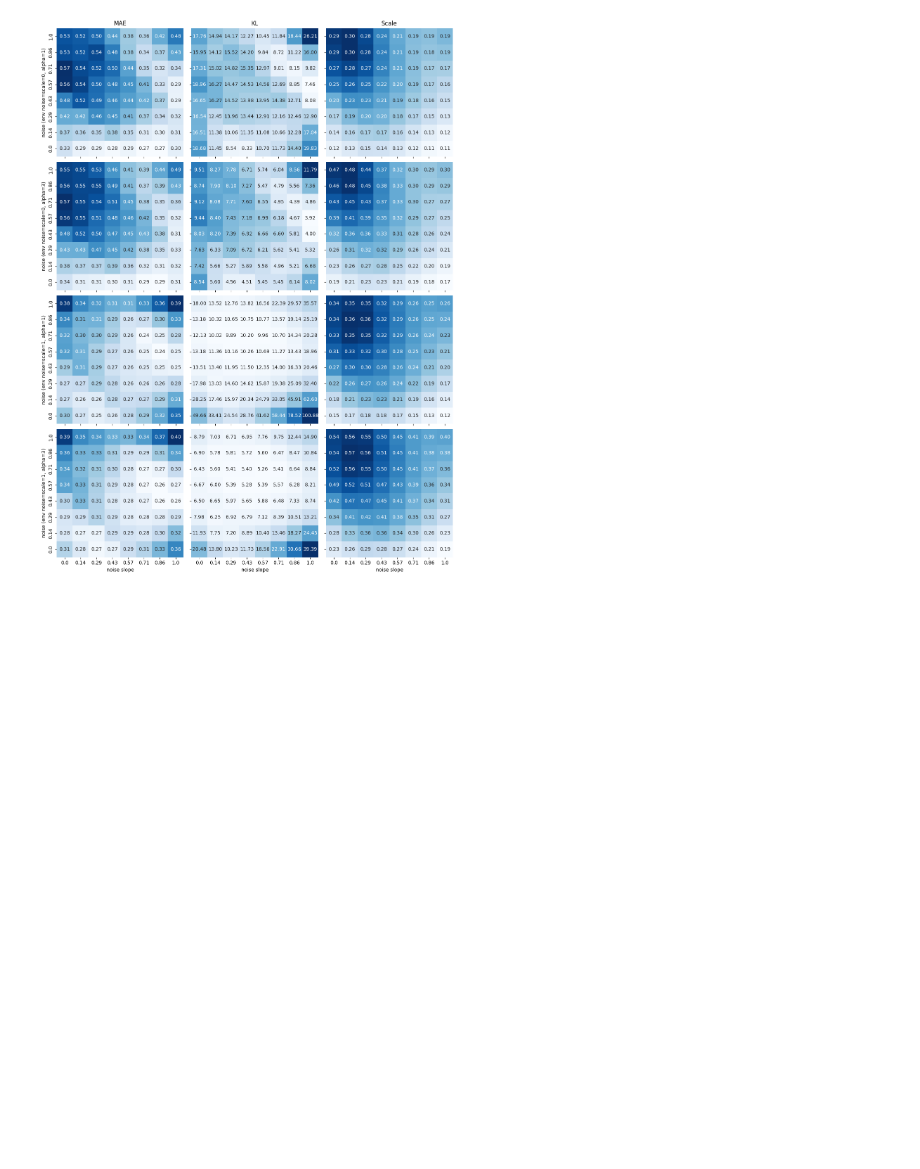
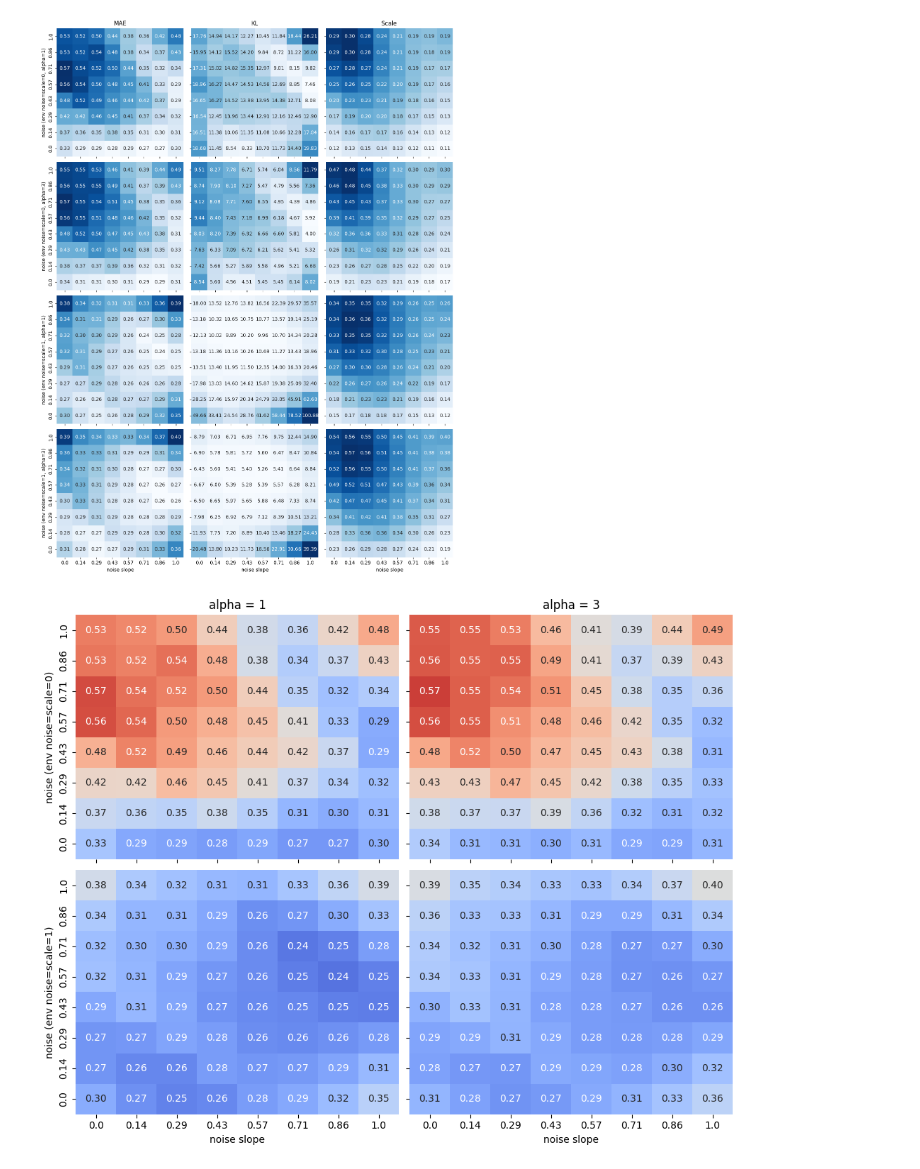
Before and after one commit to KilianFt/LIFT, a Jupyter notebook: notebooks/teacher_comparison.ipynb, the cells around one changed output. Cells and saved outputs as stored; diff of their text form; code cells hidden in the pictures; blank space fills up the shorter version.

```diff
--- a/notebooks/teacher_comparison.ipynb
+++ b/notebooks/teacher_comparison.ipynb
@@ -156,13 +157,13 @@ alpha = 3
 results_3, teacher_noises, teacher_noise_slopes = evaluate_rollout(eval_rollout_1, alpha)
 results_4, teacher_noises, teacher_noise_slopes = evaluate_rollout(eval_rollout_2, alpha)
 # %%
-def plot_heat_map(eval_stats, ax, xlabel, ylabel):
+def plot_heat_map(eval_stats, ax, xlabel, ylabel, cmap="Blues", vmin=None, vmax=None):
     df = pd.DataFrame(
         eval_stats,
         index=[round(i, 2) for i in teacher_noises.tolist()],
         columns=[round(i, 2) for i in teacher_noise_slopes.tolist()],
     )
-    sns.heatmap(df, annot=True, cbar=False, fmt=".2f", cmap="Blues", ax=ax)
+    sns.heatmap(df, annot=True, cbar=False, fmt=".2f", cmap=cmap, ax=ax, vmin=vmin, vmax=vmax)
     ax.invert_yaxis()
     ax.set_xlabel(xlabel)
     ax.set_ylabel(ylabel)
@@ -187,3 +188,18 @@ ax[0,2].set_title("Scale")
 plt.tight_layout()
 # %% [output]
 [figure]
+# %%
+fig, ax = plt.subplots(2, 2, figsize=(10, 8), sharex=True, sharey=True)
+
+cmap = sns.color_palette("coolwarm", as_cmap=True)
+
+plot_heat_map(results_1['mae'], ax[0,0], "", "noise (env noise=scale=0)", cmap=cmap, vmin=0.2, vmax=0.6)
+plot_heat_map(results_2['mae'], ax[1,0], "noise slope", "noise (env noise=scale=1)", cmap=cmap, vmin=0.2, vmax=0.6)
+plot_heat_map(results_3['mae'], ax[0,1], "", "", cmap=cmap, vmin=0.2, vmax=0.6)
+plot_heat_map(results_4['mae'], ax[1,1], "noise slope", "", cmap=cmap, vmin=0.2, vmax=0.6)
+
+ax[0,0].set_title("alpha = 1")
+ax[0,1].set_title("alpha = 3")
+plt.tight_layout()
+# %% [output]
+[figure, added]
```
Also changed, not shown: parts of 13 cells of this notebook.
